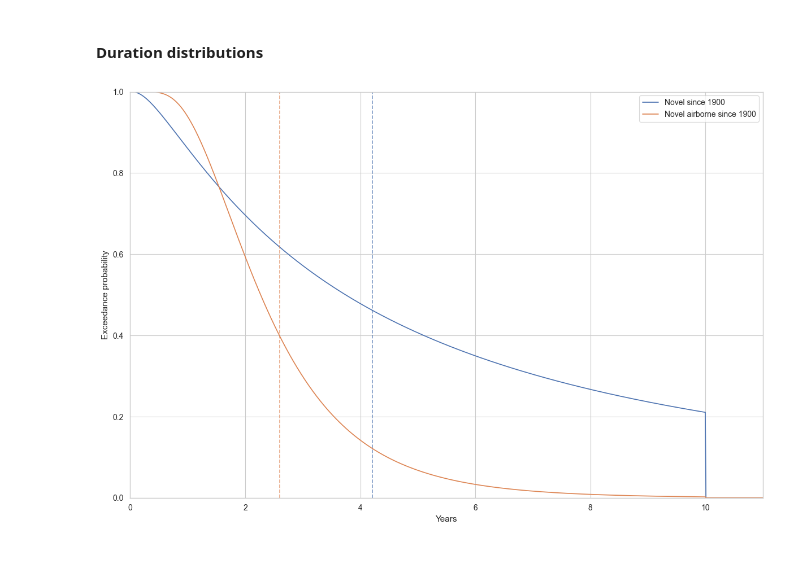
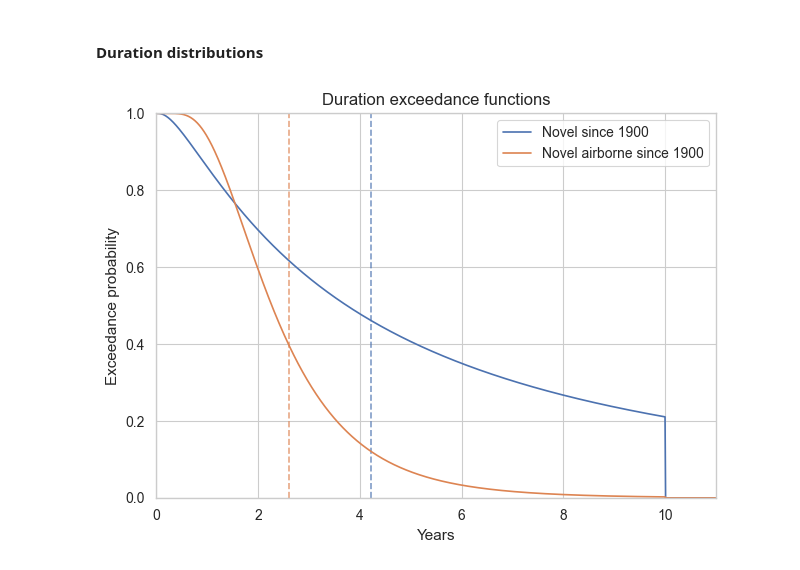
Before and after one commit to DevInnovationLab/pandemic_model_public, a Jupyter notebook: python/notebooks/24 paper_forecasting_plots.ipynb, the cells around one changed output. Saved outputs shown, nothing was run; the diff lists cells and outputs as text; code cells hidden in the pictures.

```diff
--- a/python/notebooks/24 paper_forecasting_plots.ipynb
+++ b/python/notebooks/24 paper_forecasting_plots.ipynb
@@ -534,7 +527,7 @@ for name, df in fit_dfs.items():
 # %%
 MAX_DURATION = 10 # Years
 # %%
-fig, ax = plt.subplots(figsize=(12, 8))
+fig, ax = plt.subplots()
 
 if not np.isfinite(MAX_DURATION):
 		max_x = max([df['duration'].max() for df in fit_dfs.values()]) + 2
@@ -563,34 +556,35 @@ for name, params in duration_distr_dict.items():
 		# Plot vertical line at the mean
 		ax.axvline(x=mean, linestyle='--', color=ax.lines[-1].get_color(), alpha=0.7)
 
 		# Save duartion config
 		duration_config = {
 				'dist_family': "Lognormal",
 				'max_duration': float(MAX_DURATION),
 				'params': {
 						'mu': float(np.log(scale)),
 						'sigma': float(s)
 				}
 		}
 
 		duration_configs[name] = duration_config
 
 
 # Configure axes
 legend_entries = []
 for name in duration_distr_dict.keys():
 		legend_entries.append(f'{name}')
 		legend_entries.append(f'{name} mean ({means[name]:.2f} years)')
 
 ax.legend(loc='upper right')
 ax.set_xlabel('Years')
 ax.set_ylabel('Exceedance probability')
 ax.set_xlim(0, max_x)
 ax.set_ylim(0, 1)
+ax.set_title('Duration exceedance functions')
 
 plt.tight_layout()
 # %% [output]
-[figure, old version]
+[figure, new version]
 # %%
 # Save config
 outdir = Path("../../") / "output" / "duration_distributions"
```
Also changed, not shown: parts of 3 cells of this notebook.
